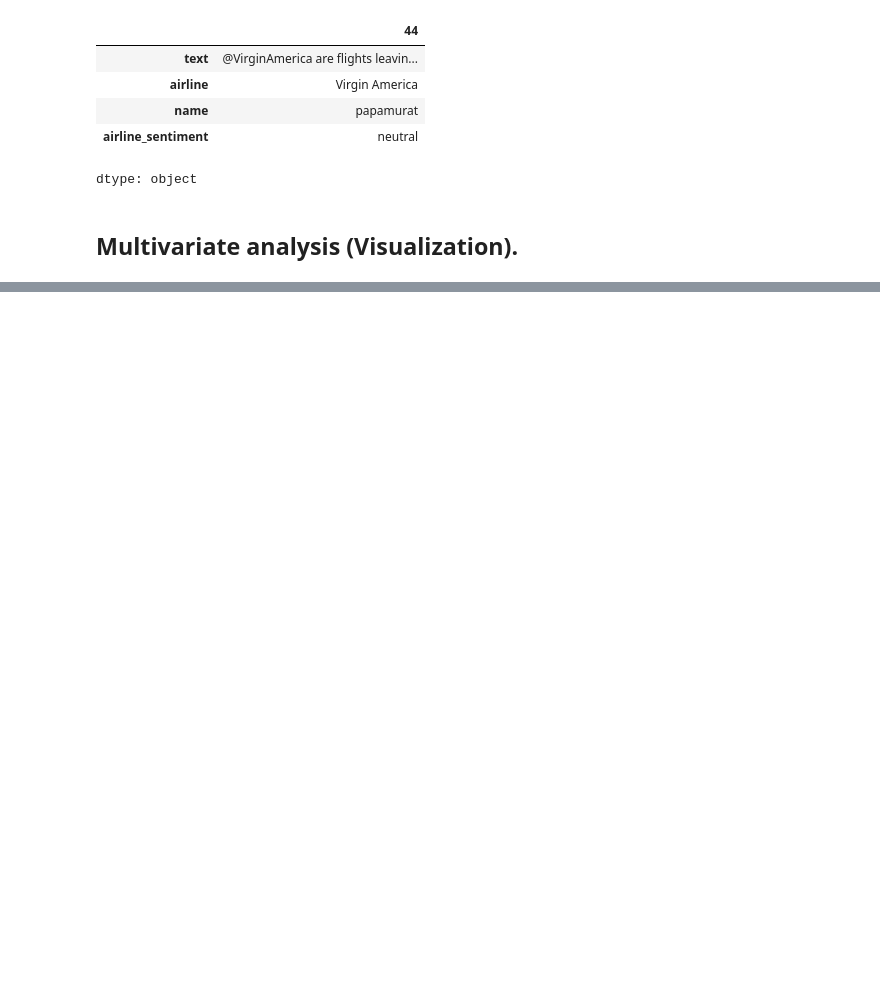
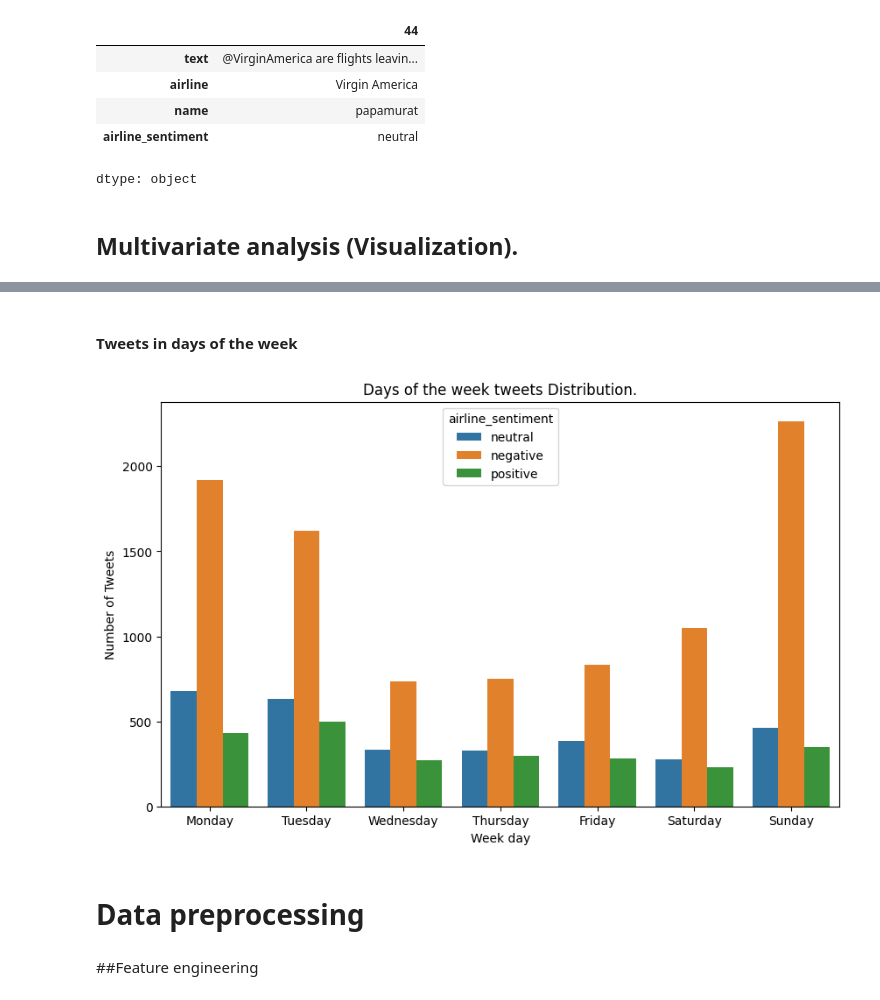
Before and after one commit to elyte5star/classification-task, a Jupyter notebook: task1.ipynb, the cells around one changed output, grey strips where cells are left out. Cells and saved outputs as stored; diff of their text form; code cells hidden in the pictures; blank space fills up the shorter version.

```diff
--- a/task1.ipynb
+++ b/task1.ipynb
@@ -264,0 +427,16 @@ dtype: object
+# %% [markdown]
+#### Tweets in days of the week
+# %%
+fig, axes = plt.subplots(figsize=(10,6))
+ax = sns.countplot(x="week_day", hue="airline_sentiment", data=dataset)
+ax.set_xlabel('Week day')
+ax.set(xticklabels=['Monday','Tuesday','Wednesday','Thursday','Friday','Saturday','Sunday'])
+ax.set_ylabel('Number of Tweets')
+ax.set_title('Days of the week tweets Distribution.')
+del ax,fig,axes
+# %% [output]
+[figure, added]
+# %% [markdown]
+# Data preprocessing
+# %% [markdown]
+##Feature engineering
```
Also changed, not shown: parts of 17 cells of this notebook.
